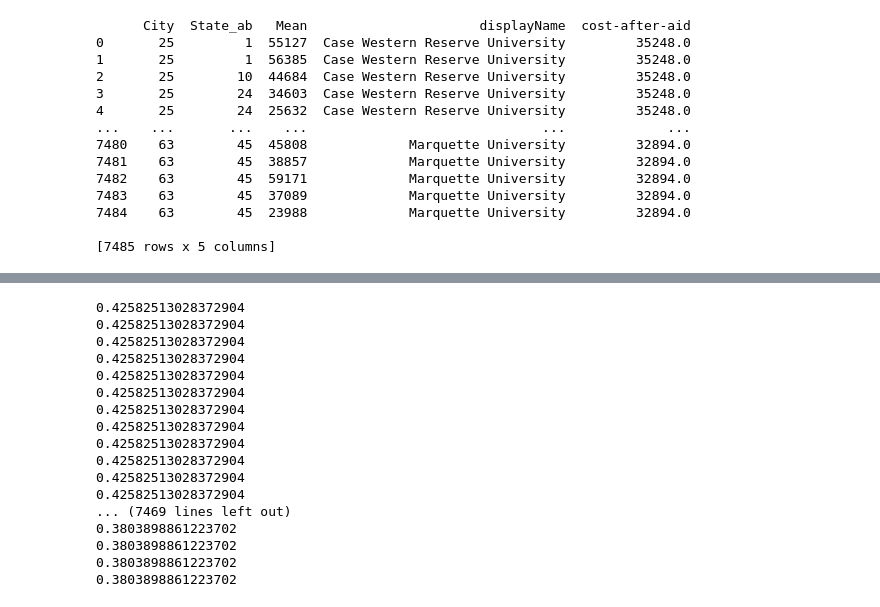
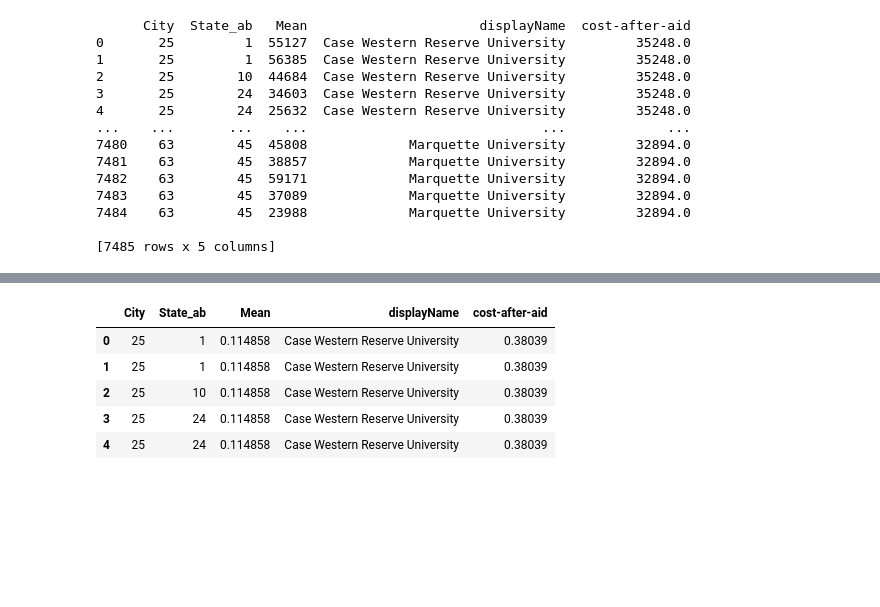
Before and after one commit to Jaylynlowes04/Ffinal-Project, a Jupyter notebook: Organize-data.ipynb, the cells around one changed output, grey strips where cells are left out. Saved outputs shown, nothing was run; the diff lists cells and outputs as text; code cells hidden in the pictures; blank space fills up the shorter version.

```diff
--- a/Organize-data.ipynb
+++ b/Organize-data.ipynb
@@ -336,0 +319,23 @@ for index, row in data.iterrows():
+# %%
+data2['cost-after-aid'][2]
+print(len(data2))
+
+# Assuming you have a large DataFrame named 'data' and the column name is 'column_name'
+column_name1 = 'cost-after-aid'
+
+# Calculate the minimum and maximum values
+min_value1 = data2[column_name1].min()
+max_value1 = data2[column_name1].max()
+
+for index in range(0,len(data2)):
+    data2[column_name1][index] = (value - min_value1) / max_value1
+
+
+# Assuming you have a large DataFrame named 'data' and the column name is 'column_name'
+column_name2 = 'Mean'
+
+# Calculate the minimum and maximum values
+min_value2 = data2[column_name2].min()
+max_value2 = data2[column_name2].max()
+for index in range(0,len(data2)):
+    data2[column_name2][index] = (value - min_value2) / max_value2
@@ -337,35 +361,26 @@ for index, row in data.iterrows():
+# %%
+data2.head()
+# %% [output]
+|  | City | State_ab | Mean | displayName | cost-after-aid |
+| 0 | 25 | 1 | 0.114858 | Case Western Reserve University | 0.38039 |
+| 1 | 25 | 1 | 0.114858 | Case Western Reserve University | 0.38039 |
+| 2 | 25 | 10 | 0.114858 | Case Western Reserve University | 0.38039 |
+| 3 | 25 | 24 | 0.114858 | Case Western Reserve University | 0.38039 |
+| 4 | 25 | 24 | 0.114858 | Case Western Reserve University | 0.38039 |
 # %%
-# Assuming you have a large DataFrame named 'data' and the column name is 'column_name'
-column_name = 'cost-after-aid'
+# # Assuming you have a large DataFrame named 'data' and the column name is 'column_name'
+# column_name = 'cost-after-aid'
 
-# Calculate the minimum and maximum values
-min_value = data2[column_name].min()
-max_value = data2[column_name].max()
+# # Calculate the minimum and maximum values
+# min_value = data2[column_name].min()
+# max_value = data2[column_name].max()
 
-# Iterate over each row using iterrows()
-for index, row in data.iterrows():
-    value = row[column_name]
-    aid_result = (value - min_value) / max_value
-    # Perform desired actions with the result
-    print(aid_result)
+# # Iterate over each row using iterrows()
+# for index, row in data.iterrows():
+#     value = row[column_name]
+#     aid_result = (value - min_value) / max_value
+#     # Perform desired actions with the result
+#     print(aid_result)
-# %% [output]
-0.42582513028372904
-0.42582513028372904
-0.42582513028372904
-0.42582513028372904
-0.42582513028372904
-0.42582513028372904
-0.42582513028372904
-0.42582513028372904
-0.42582513028372904
-0.42582513028372904
-0.42582513028372904
-0.42582513028372904
-... (7469 lines left out)
-0.3803898861223702
-0.3803898861223702
-0.3803898861223702
-0.3803898861223702
 # %%
 
 # X = merged_data.iloc[:,1:6].values.reshape(-1, 1)
```
Also changed, not shown: parts of 8 cells of this notebook.
